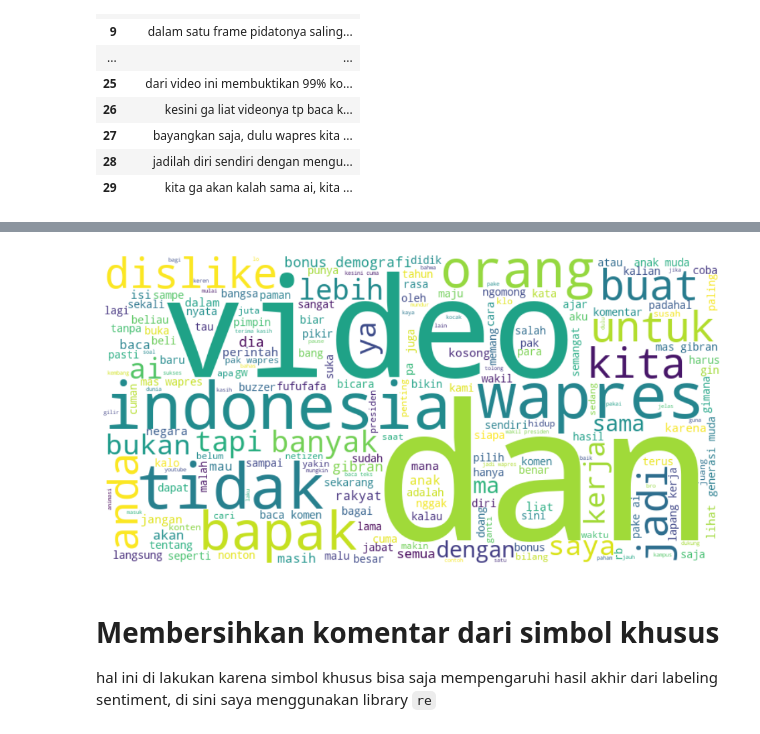
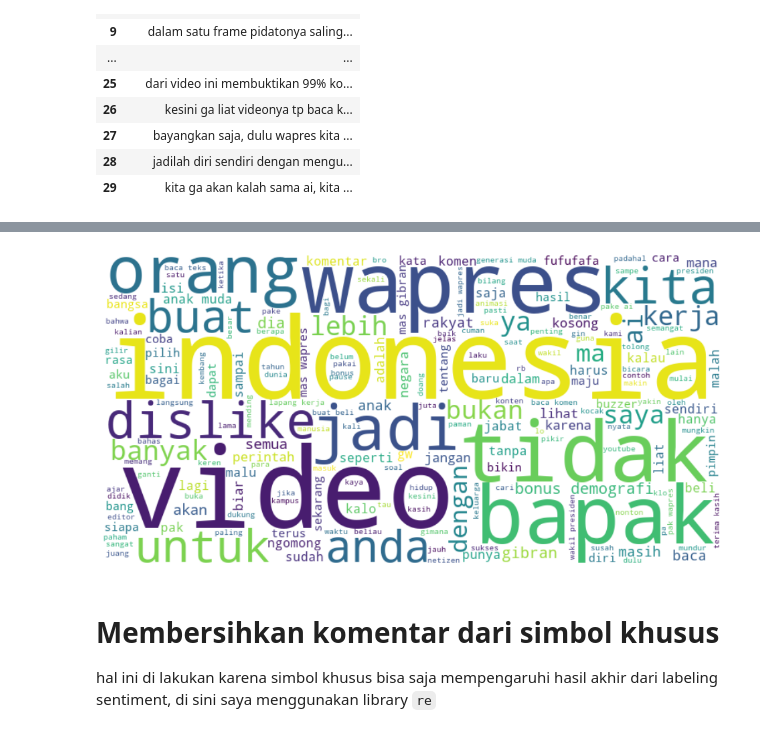
Before and after one commit to Mubarok982/Sentimen-Analisis-Gibran, a Jupyter notebook: Sentimen_analisis.ipynb, the cells around one changed output, grey strips where cells are left out. Drawn from its saved outputs; the diff is of its cells as text; code cells hidden in the pictures.

```diff
--- a/Sentimen_analisis.ipynb
+++ b/Sentimen_analisis.ipynb
@@ -185,35 +186,35 @@ stopwords_tambahan = set([
     'yg', 'yang', 'di', 'ke', 'dari', 'ga', 'gak', 'gk', 'aja', 'dong', 'deh',
     'nih', 'sih', 'lah', 'nya', 'gua', 'gue', 'loe', 'lu', 'eh', 'nya', 'si',
     'kok', 'kan', 'pun', 'pada', 'dg', 'tp', 'jd', 'krn', 'udah', 'dah', 'blm',
     'bgt', 'banget', 'abis', 'kayak', 'kayaknya', 'bisa', 'ini', 'itu', 'apa',
-    'ada', 'itu'
+    'ada', 'itu', 'dan', 'atau', 'sama', 'juga', 'tapi', 'cuma', 'mau', 'nggak',
 ])
 
 # 3. Fungsi pembersih untuk wordcloud + stemming
 def clean_with_sastrawi(text):
     if pd.isna(text):
         return ''
     text = str(text).lower()
     text = re.sub(r"[^a-zA-Z\s]", " ", text)  # hanya huruf
     text = ' '.join(text.split())  # hapus spasi berlebih
     text = ' '.join([word for word in text.split() if word not in stopwords_tambahan])  # hapus stopwords
     return stemmer.stem(text)
 
 # 4. Terapkan pembersihan pada kolom komentar asli
 data['cleaned_stemmed_text'] = data['Text'].apply(clean_with_sastrawi)
 
 # 5. Gabungkan semua komentar
 all_words = ' '.join(data['cleaned_stemmed_text'])
 
 # 6. WordCloud dari teks yang sudah distem dan dibersihkan
 wordcloud = WordCloud(width=800, height=400, background_color='white').generate(all_words)
 
 plt.figure(figsize=(12, 6))
 plt.imshow(wordcloud, interpolation='bilinear')
 plt.axis('off')
 plt.show()
 # %% [output]
-[figure, old version]
+[figure, new version]
 # %% [markdown]
 # Membersihkan komentar dari simbol khusus
 hal ini di lakukan karena simbol khusus bisa saja mempengaruhi hasil akhir dari labeling sentiment, di sini saya menggunakan library `re`
```
Also changed, not shown: parts of 9 cells of this notebook.
